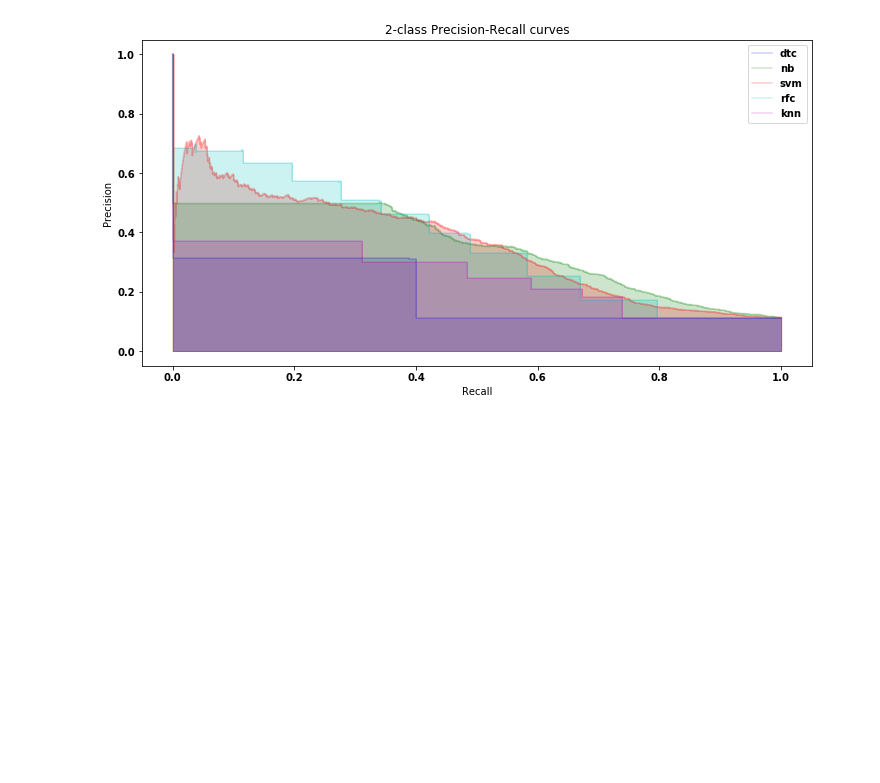
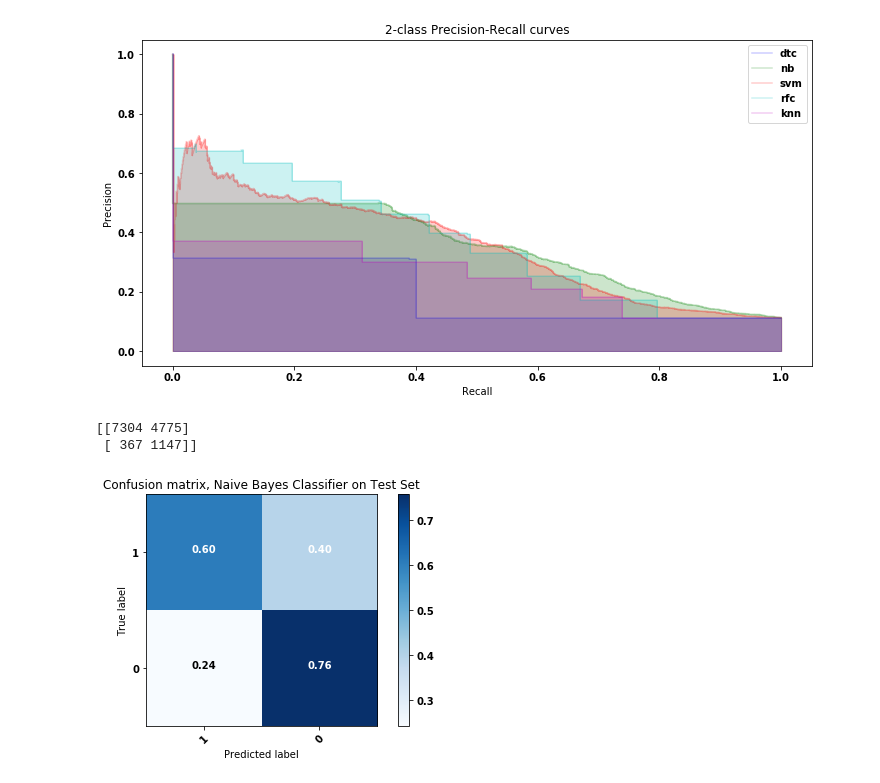
Before and after one commit to ng-kode/Bank-Marketing, a Jupyter notebook: Untitled2.ipynb, the cells around one changed output. Cells and saved outputs as stored; diff of their text form; code cells hidden in the pictures; blank space fills up the shorter version.

Commit message:
on test set

```diff
--- a/Untitled2.ipynb
+++ b/Untitled2.ipynb
@@ -407,0 +410,13 @@ Area under curve, knn: 0.37054297543380177
+# %%
+test_cm = confusion_matrix(y_test, nb.predict(X_test))
+
+print(test_cm)
+
+plot_confusion_matrix(cm=test_cm,
+                      classes=y_test['y'].unique(),
+                      normalize=True,
+                      title='Confusion matrix, %s' % 'Naive Bayes Classifier on Test Set')
+# %% [output]
+[[7304 4775]
+ [ 367 1147]]
+[figure, added]
```
Also changed, not shown: parts of 1 cell of this notebook.
